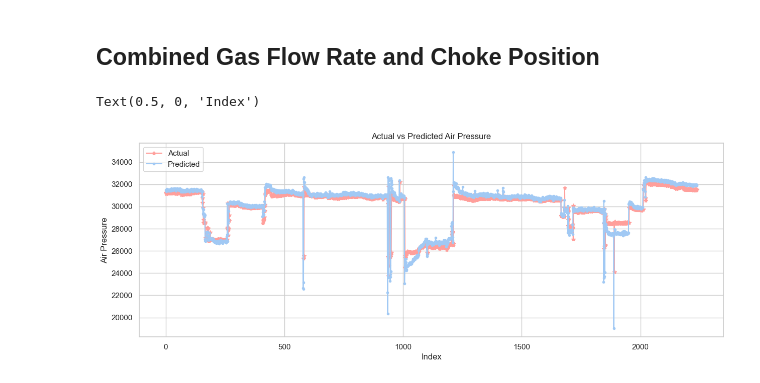
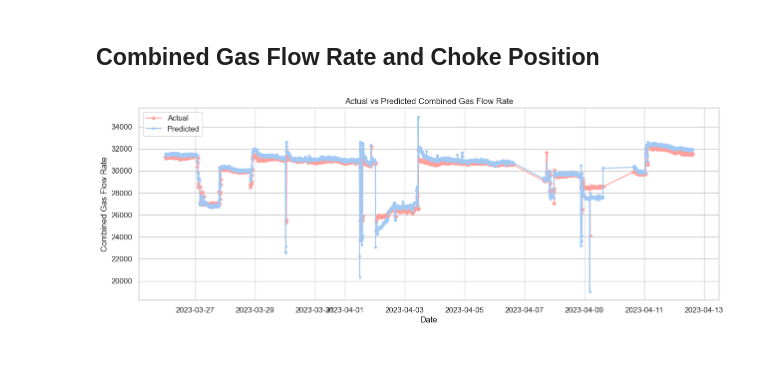
Before and after one commit to MonuSingh16/assessment-takehome, a Jupyter notebook: takehome-sotaog/notebooks/LSTM-multivariate-forecasting-sotaog.ipynb, the cells around one changed output. Drawn from its saved outputs; the diff is of its cells as text; code cells hidden in the pictures; blank space fills up the shorter version.

Commit message:
rework on univariate models done

```diff
--- a/takehome-sotaog/notebooks/LSTM-multivariate-forecasting-sotaog.ipynb
+++ b/takehome-sotaog/notebooks/LSTM-multivariate-forecasting-sotaog.ipynb
@@ -430,7 +418,5 @@ WARNING:tensorflow:`period` argument is deprecated. Please use `save_freq` to sp
 # %%
-from sklearn.metrics import r2_score
-
-best_model = load_model(os.path.join('LSTM_Model_multivariate', 'Gas_Flow_Rate_y.03-0.0311.hdf5'))
+best_model = load_model(os.path.join('../models/LSTM_Model_multivariate', 'Gas_Flow_Rate_y.03-0.0311.hdf5'))
 preds = best_model.predict(X_val_B)
 
 X_val_reshape_B = X_val_B.reshape((X_val_B.shape[0], X_val_B.shape[2]))
@@ -440,11 +426,7 @@ pred_gas_flow_y = scaler.inverse_transform(preds)
 y_val_reshape_B = y_val_B.reshape((len(y_val_B), 1))
 actual = np.concatenate((X_val_reshape_B[:, :-1], y_val_reshape_B), axis=1)
 actual_gas_flow_y = scaler.inverse_transform(actual)
-
 pred_gas_flow_y = np.squeeze(pred_gas_flow_y)
-r2 = r2_score(actual_gas_flow_y[:, -1], pred_gas_flow_y[:, -1])
-print('R-squared on validation set of the original gas flow meter rate:', r2)
-
 
 df_valid_B = pd.DataFrame(actual_gas_flow_y, columns=['Gas Meter Temperature_y', 'Line Pressure_y', 'Position_y',
        'Tubing Pressure_y', 'Reservoir Pressure_y', 'Junction pressure',
@@ -453,12 +435,20 @@ df_valid_B = pd.DataFrame(actual_gas_flow_y, columns=['Gas Meter Temperature_y',
 df_valid_B['pred_gas_flow_y'] = pd.Series(pred_gas_flow_y[:, -1])
 df_valid_B['date'] = pd.Series(df_val_B['date'])
 
+# Calculate R2
+r2_val_y = r2_score(actual_gas_flow_y[:, -1], pred_gas_flow_y[:, -1])
+print('R-squared on validation set of the original gas flow meter rate: %.3f' % r2_val_y)
+
+# Calculate RMSE
+rmse_val_y = math.sqrt(mean_squared_error(actual_gas_flow_y[:, -1], pred_gas_flow_y[:, -1]))
+print('Test RMSE: %.3f' % rmse_val_y)
+
 #Let's plot the first 200 actual and predicted values of gas flow rate
 plt.figure(figsize=(15, 5))
 plt.plot(actual_gas_flow_y[:, -1], linestyle='-', marker='*', color='r')
 plt.plot(pred_gas_flow_y[:, -1], linestyle='-', marker='.', color='b')
 plt.legend(['Actual','Predicted'], loc=2)
-plt.title('Actual vs Predicted Air Pressure')
+plt.title('Actual vs Predicted Gas Flow Rate [Validation Set]')
 plt.ylabel('Gas Flow Rate')
 plt.xlabel('Index')
 # %% [output]
@@ -540,15 +513,20 @@ combined_gas_flow_df['pred_combined_gas_flow'] = combined_gas_flow_df['pred_gas_
 combined_gas_flow_df =  combined_gas_flow_df[['date','Position_x', 'Position_y',
                        'Gas Meter Flow Rate_x', 'Gas Meter Flow Rate_y', 'actual_combined_gas_flow',
                        'pred_gas_flow_x', 'pred_gas_flow_y', 'pred_combined_gas_flow']]
+
+combined_gas_flow_df = combined_gas_flow_df.set_index('date')
 # %%
 #Let's plot the first 200 actual and predicted values of gas flow rate
 plt.figure(figsize=(15, 5))
 plt.plot(combined_gas_flow_df['pred_combined_gas_flow'], linestyle='-', marker='*', color='r')
 plt.plot(combined_gas_flow_df['actual_combined_gas_flow'], linestyle='-', marker='.', color='b')
 plt.legend(['Actual','Predicted'], loc=2)
-plt.title('Actual vs Predicted Air Pressure')
-plt.ylabel('Air Pressure')
-plt.xlabel('Index')
+plt.title('Actual vs Predicted Combined Gas Flow Rate')
+plt.ylabel('Combined Gas Flow Rate')
+plt.xlabel('Date')
+plt.savefig('../figs/multivariate_lstm_combined_gas_flow_rate.jpeg')
+
+# Save output to csv file
+combined_gas_flow_df.to_csv('../output/multivariate_lstm_model.csv')
 # %% [output]
-Text(0.5, 0, 'Index')
-[figure, old version]
+[figure, new version]
```
Also changed, not shown: parts of 14 cells of this notebook, 52 other files.
